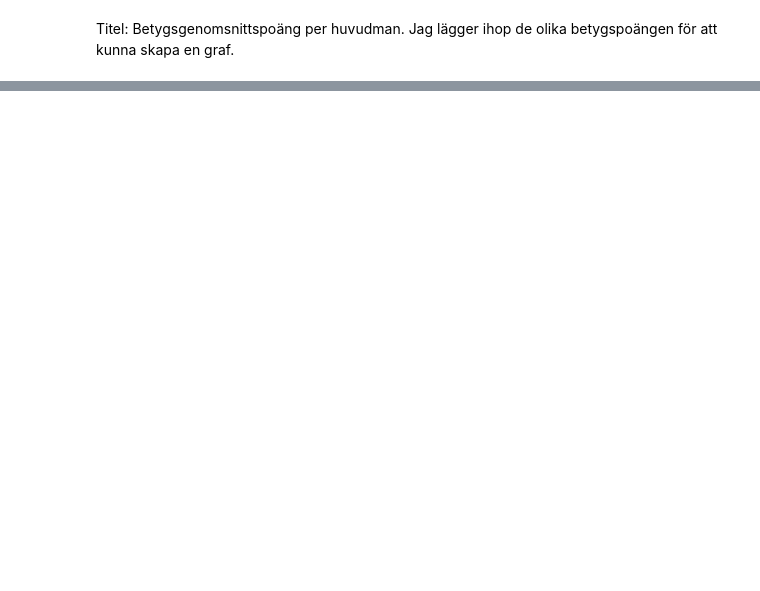
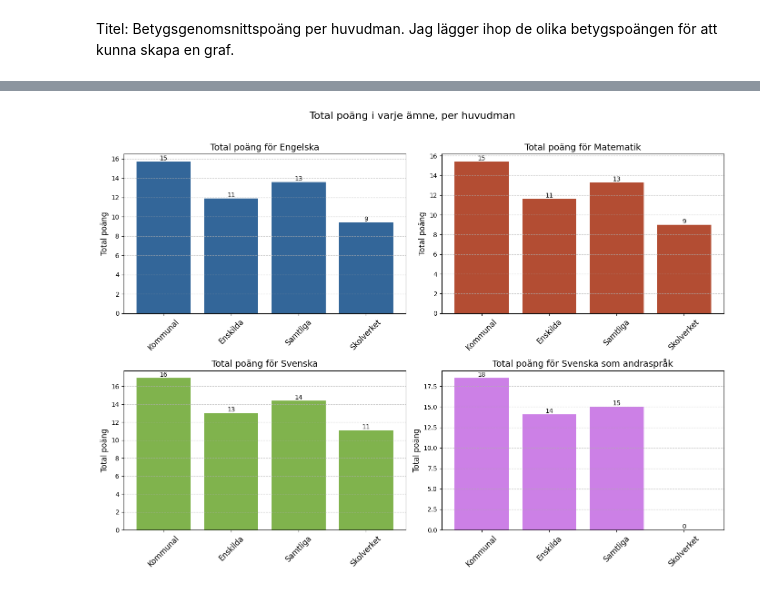
Before and after one commit to saraonsala/Python-Sara-Mellgren-OOPA23, a Jupyter notebook: Labb_2/Labb_2.ipynb, the cells around one changed output, grey strips where cells are left out. Drawn from its saved outputs; the diff is of its cells as text; code cells hidden in the pictures; blank space fills up the shorter version.

Commit message:
Subplot för poäng för varje enskild huvudman

```diff
--- a/Labb_2/Labb_2.ipynb
+++ b/Labb_2/Labb_2.ipynb
@@ -117,19 +105,0 @@ TypeError: unsupported operand type(s) for +: 'float' and 'NoneType'
-# %%
-#Rita fyra olika stapeldiagram i subplots på totala poängen för de olika ämnena för de olika huvudmännen.
-
-
-# visualization using seaborn
-fig, axes = plt.subplots(2, 2, figsize=(12, 8))
-
-titles = ["Engelska", "Matematik", "Svenska", "Svenska som andraspråk"]
-data_frames = [df_engelska, df_matematik, df_svenska, df_svenska_som_andrspåk]
-x_columns = [samtliga_poäng, kommunal_poäng, enskilda_poäng, skolverket_poäng]
-
-for ax, title, data, x_column in zip(axes.flatten(), titles, data_frames, x_columns):
-    sns.barplot(data=data, x=x_column, y="Totalt (poäng)", ax=ax)
-    ax.set(title=title)
-    ax.set_xticklabels(ax.get_xticklabels(), rotation=45)
-
-plt.tight_layout()
-plt.savefig("visualiseringar/Totalt_poäng_per_huvudman_och_ämne.png", facecolor="white", bbox_inches="tight")
-plt.show()
@@ -351,0 +106,74 @@ UFuncTypeError: ufunc 'add' did not contain a loop with signature matching types
+# %%
+# Lista med ämnen
+ämnen = ["Engelska", "Matematik", "Svenska", "Svenska som andraspråk"]
+
+# Ersätt ".." och "~" med 0 i varje DataFrame
+df_engelska.replace({"..": 0, "~": 0}, inplace=True)
+df_matematik.replace({"..": 0, "~": 0}, inplace=True)
+df_svenska.replace({"..": 0, "~": 0}, inplace=True)
+df_svenska_som_andraspråk.replace({"..": 0, "~": 0}, inplace=True)
+
+# Beräkna totalpoäng för varje ämne och huvudman separat
+engelska_poäng = [
+    df_engelska.iloc[1]["Totalt (poäng)"],
+    df_engelska.iloc[2]["Totalt (poäng)"],
+    df_engelska.iloc[3]["Totalt (poäng)"],
+    df_engelska.iloc[4]["Totalt (poäng)"]
+]
+
+matematik_poäng = [
+    df_matematik.iloc[1]["Totalt (poäng)"],
+    df_matematik.iloc[2]["Totalt (poäng)"],
+    df_matematik.iloc[3]["Totalt (poäng)"],
+    df_matematik.iloc[4]["Totalt (poäng)"]
+]
+
+svenska_poäng = [
+    df_svenska.iloc[1]["Totalt (poäng)"],
+    df_svenska.iloc[2]["Totalt (poäng)"],
+    df_svenska.iloc[3]["Totalt (poäng)"],
+    df_svenska.iloc[4]["Totalt (poäng)"]
+]
+
+svenska_som_andraspråk_poäng = [
+    df_svenska_som_andraspråk.iloc[1]["Totalt (poäng)"],
+    df_svenska_som_andraspråk.iloc[2]["Totalt (poäng)"],
+    df_svenska_som_andraspråk.iloc[3]["Totalt (poäng)"],
+    df_svenska_som_andraspråk.iloc[4]["Totalt (poäng)"]
+]
+
+# Skapa subplotfigur med 2 rader och 2 kolumner
+fig, axes = plt.subplots(2, 2, figsize=(14, 10))
+
+# Justera titeln på hela figuren
+fig.suptitle("Total poäng i varje ämne, per huvudman", fontsize=16, y=1.02)
+
+x = np.arange(len(ämnen))  # Skapa en serie av index för varje ämne
+
+# Färger för staplarna
+colors = [(0.2, 0.4, 0.6), (0.7, 0.3, 0.2), (0.5, 0.7, 0.3), (0.8, 0.5, 0.9)]
+
+# Rita stapeldiagram för varje ämne
+for i, ax in enumerate(axes.flat):
+    # Hämta respektive ämnes poäng
+    poäng = [engelska_poäng[i], matematik_poäng[i], svenska_poäng[i], svenska_som_andraspråk_poäng[i]]
+    bars = ax.bar(x, poäng, color=colors[i])
+    ax.set_title("Total poäng för {}".format(ämnen[i]), fontsize=14)
+    ax.set_xticks(x)
+    ax.set_xticklabels(["Kommunal", "Enskilda", "Samtliga", "Skolverket"], fontsize=12, rotation=45)  # Använd huvudmännen som etiketter på x-axeln och rotera dem med 45 grader
+    ax.set_ylabel("Total poäng", fontsize=12)
+    ax.grid(axis='y', linestyle='--', alpha=0.7)  # Lägg till ett strecklat rutnät på y-axeln
+
+    # Lägg till etiketter på staplarna
+    ax.bar_label(bars, fontsize=10, fmt='%d')
+
+    # Anslut staplarna till mplcursors
+    mplcursors.cursor(bars, hover=True).connect("add", lambda sel: sel.annotation.set_text(sel.artist.get_label()))
+
+plt.tight_layout()
+
+# Spara figuren som en bild i mappen "visualiseringar"
+plt.savefig('visualiseringar/total_poäng_per_ämne.png')
+plt.show()
+# %% [output]
+[figure, added]
```
Also changed, not shown: parts of 16 cells of this notebook, 5 other files.
